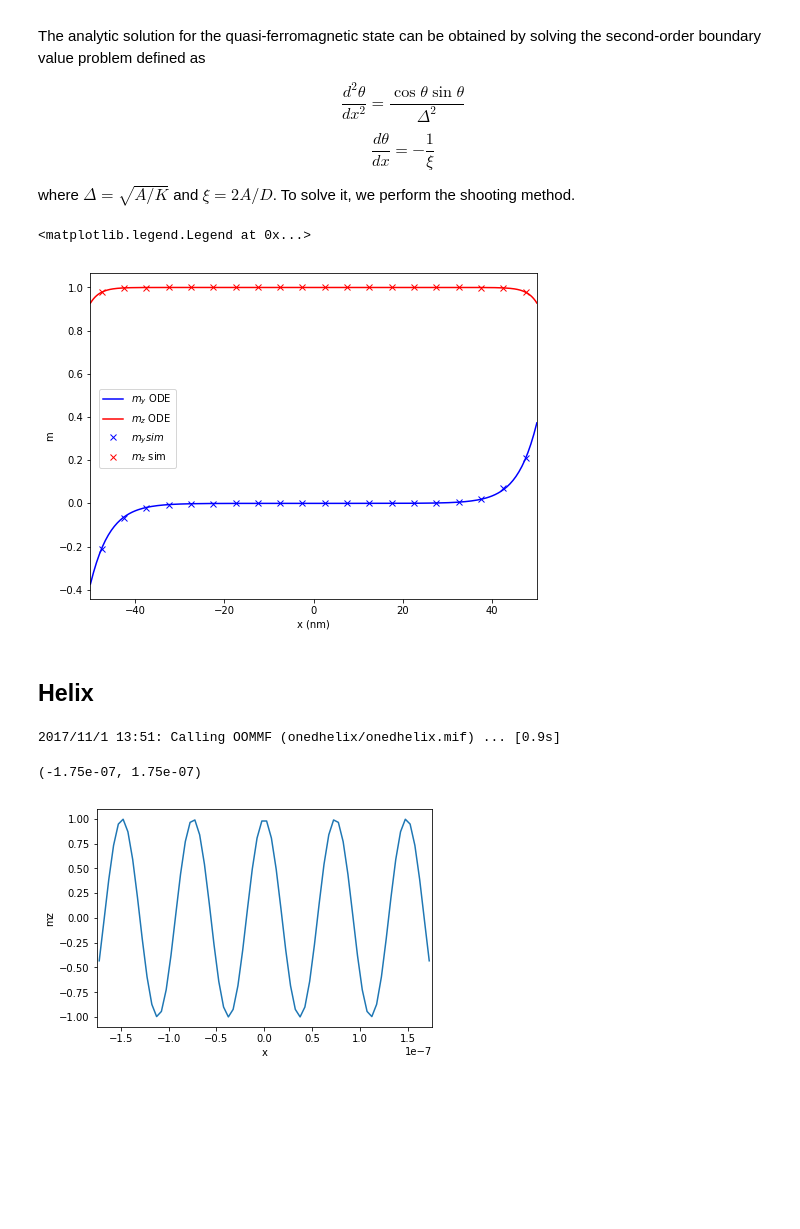
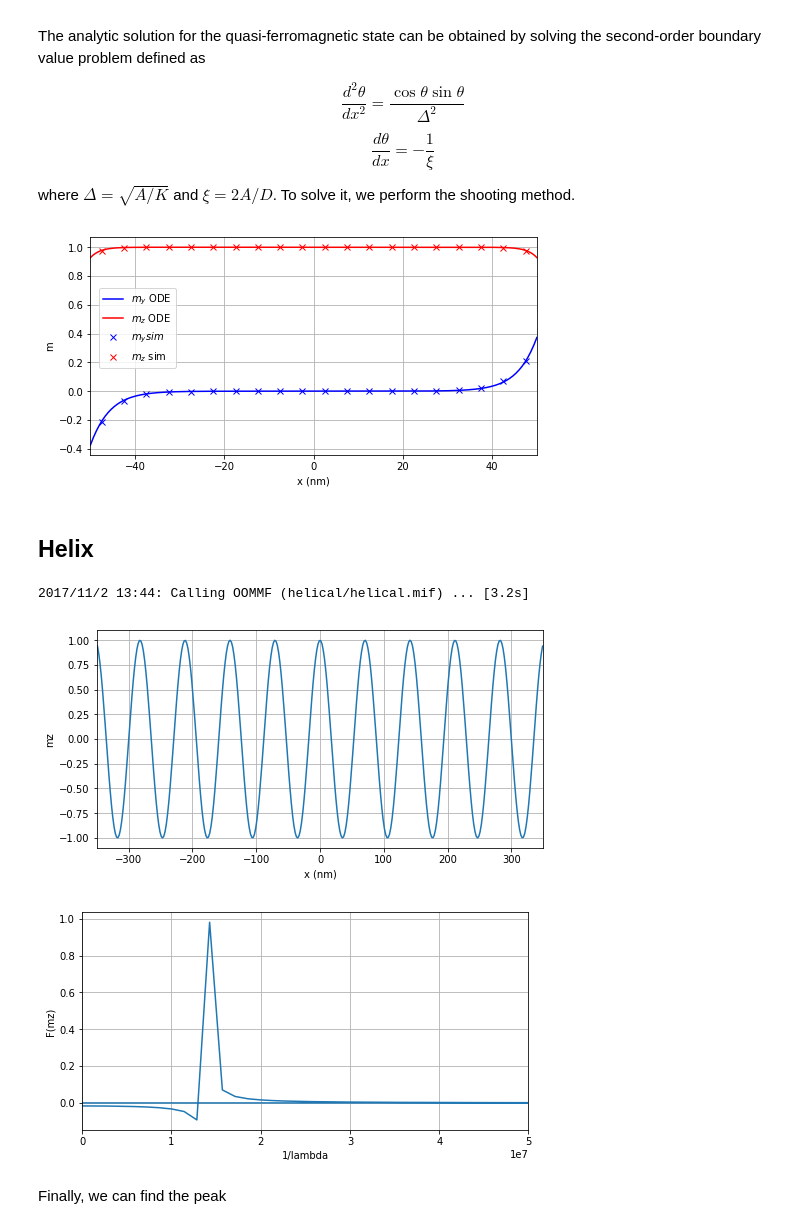
Before and after one commit to fangohr/paper-2017-dmi-standard-problem, a Jupyter notebook: ipynb/one-dimensional.ipynb, the cells around one changed output. Cells and saved outputs as stored; diff of their text form; code cells hidden in the pictures; blank space fills up the shorter version.

Commit message:
Add helical state problem and Fourier analysis for FeGe (70 nm).

```diff
--- a/ipynb/one-dimensional.ipynb
+++ b/ipynb/one-dimensional.ipynb
@@ -79,48 +79,47 @@ def ode_1d(theta, x_array):
 def error(dtheta_guess):
     solution = scipy.integrate.odeint(ode_1d, np.array([np.arcsin(-delta/xi), dthetadr_guess/xi]), x_array)
     return solution[-1,0] - np.arcsin(delta/xi)
 
 x_array = np.linspace(-L/2, L/2, 300)
 
 dtheta_guess_range = np.linspace(0.9, 1.1, 100)
 
 errors = []
 for dtheta_guess in dtheta_guess_range:
     errors.append(error(dtheta_guess))
 
 # find the root of the residual function, i.e. the zero crossing, use the scipy.brentq method for this purpose
 dtheta_0 = scipy.optimize.brentq(residual, 0.9, 1.1)
 
 # plug the found solution for the missing boundary condition into the ODE solver
 m_analytic = scipy.integrate.odeint(ode_1d, np.array([np.arcsin(-delta/xi), dtheta_0/xi]), x_array)
 
-plt.figure(figsize=(8, 6))
+plt.figure(figsize=(8, 4))
 # Analytic result
 plt.plot(x_array/1e-9, np.sin(m_analytic[:, 0]), 'b', label=r'$m_y$ ODE')
 plt.plot(x_array/1e-9, np.cos(m_analytic[:, 0]), 'r', label=r'$m_z$ ODE')
 # Simulation result
 plt.plot(x_simulation, my_simulation, 'bx', label=r'$m_y sim$')
 plt.plot(x_simulation, mz_simulation, 'rx', label=r'$m_z$ sim')
 
 plt.xlim([-L/2e-9, L/2e-9])
 plt.xlabel('x (nm)')
 plt.ylabel('m')
 plt.legend(loc=(0.02,0.4))
+plt.grid()
 # %% [output]
-<matplotlib.legend.Legend at 0x...>
-[figure, old version]
+[figure, new version]
 # %% [markdown]
 ## Helix
 # %%
-L = 350e-9 # sample length in nm
+L = 700e-9 # sample length (nm)
+d = 2e-9  # discretisation (nm)
 
-mesh = oc.Mesh(p1=(-L/2, 0, 0), p2=(L/2, 5e-9, 5e-9), cell=(5e-9, 5e-9, 5e-9))
+mesh = oc.Mesh(p1=(-L/2, 0, 0), p2=(L/2, d, d), cell=(d, d, d))
 
-system = oc.System(name="onedhelix")
-
+system = oc.System(name="helical")
 system.hamiltonian = oc.Exchange(A=8.78e-12) + oc.DMI(D=1.58e-3, kind='bulk')
-
-system.m = df.Field(mesh, value=(0, 0, 1))
+system.m = df.Field(mesh, value=(0, 0, 1), norm=Ms)
 
 md = oc.MinDriver()
 md.drive(system)
@@ -128,14 +127,29 @@ md.drive(system)
 x = []
 mz = []
 for coord in mesh.coordinates:
-    x.append(coord[0])
-    mz.append(system.m(coord)[2])
+    x.append(coord[0]/1e-9)
+    mz.append(system.m(coord)[2]/Ms)
 
+plt.figure(figsize=(8, 4))
 plt.plot(x, mz)
-plt.xlabel("x")
+plt.xlabel("x (nm)")
 plt.ylabel("mz")
-plt.xlim(-175e-9, 175e-9)  # Fourier (paper discussion)
+plt.xlim([-L/2e-9, L/2e-9])
+plt.grid()
 # %% [output]
-2017/11/1 13:51: Calling OOMMF (onedhelix/onedhelix.mif) ... [0.9s]
+2017/11/2 13:44: Calling OOMMF (helical/helical.mif) ... [3.2s]
-(-1.75e-07, 1.75e-07)
-[figure, old version]
+[figure, new version]
+# %%
+fourier = np.real(2*np.fft.fft(mz)/len(mz))
+x_axis = np.fft.fftfreq(len(mz), d)
+
+plt.figure(figsize=(8, 4))
+plt.plot(x_axis, fourier)
+plt.xlabel("1/lambda")
+plt.ylabel("F(mz)")
+plt.xlim([0, 0.5e8])
+plt.grid()
+# %% [output]
+[figure, added]
+# %% [markdown]
+Finally, we can find the peak
```
Also changed, not shown: parts of 2 cells of this notebook.
